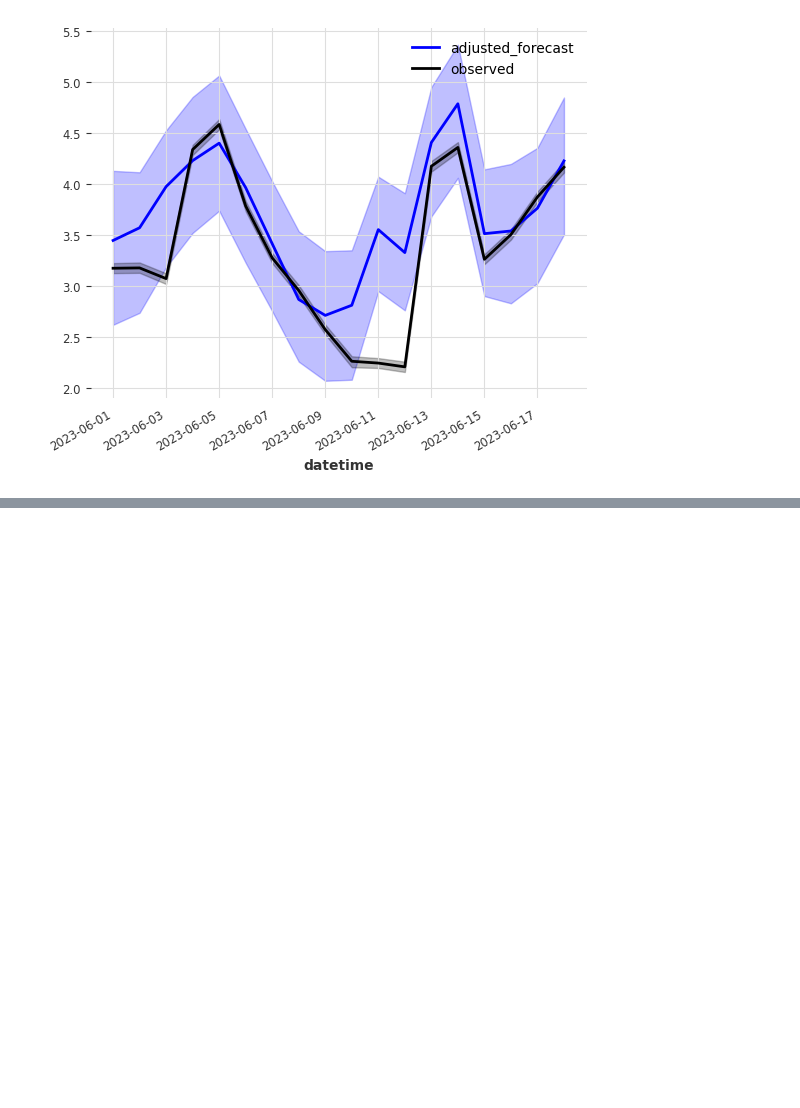
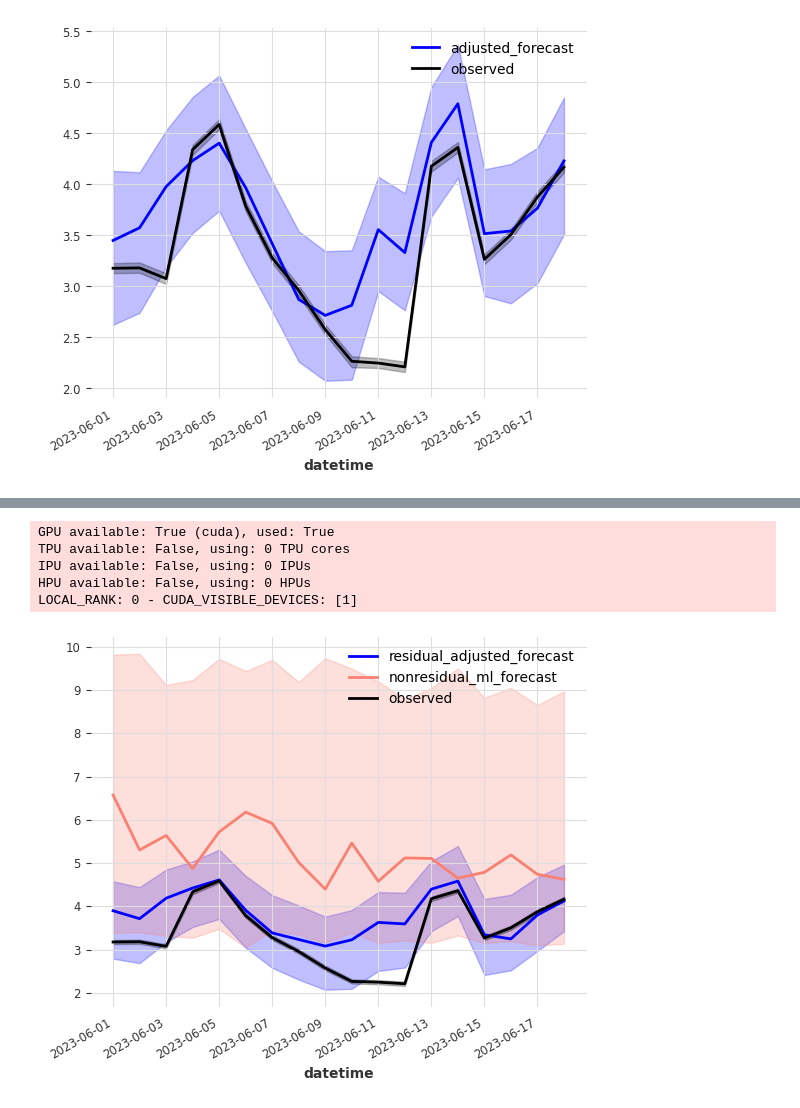
Before and after one commit to boettiger-lab/neon4cast-darts-submit, a Jupyter notebook: residual_learning/residual_exploration.ipynb, the cells around one changed output, grey strips where cells are left out. Drawn from its saved outputs; the diff is of its cells as text; code cells hidden in the pictures; blank space fills up the shorter version.

```diff
--- a/residual_learning/residual_exploration.ipynb
+++ b/residual_learning/residual_exploration.ipynb
@@ -310,0 +411,24 @@ NameError: name 'np' is not defined
+# %%
+df = pd.read_csv("predicted_direct_example.csv")
+times = pd.to_datetime(df["datetime"])
+times = pd.DatetimeIndex(times)
+values = df.loc[:, df.columns!="datetime"].to_numpy().reshape((18, 1, -1))
+direct_predictions_ts = TimeSeries.from_times_and_values(times,
+                                                         values,
+                                                         fill_missing_dates=True, freq="D")
+# %%
+plt.clf()
+preds = final_residual_model.predict(n=34,
+                                     past_covariates=covs,
+                                     num_samples=500)
+(predictions_val-preds[:18]).plot(color="blue", label="residual_adjusted_forecast")
+direct_predictions_ts.plot(color="salmon", label="nonresidual_ml_forecast")
+oxy_val.plot(color="black", label="observed")
+plt.show()
+# %% [output]
+GPU available: True (cuda), used: True
+TPU available: False, using: 0 TPU cores
+IPU available: False, using: 0 IPUs
+HPU available: False, using: 0 HPUs
+LOCAL_RANK: 0 - CUDA_VISIBLE_DEVICES: [1]
+[figure, added]
```
Also changed, not shown: parts of 18 cells of this notebook, 2 other files.
